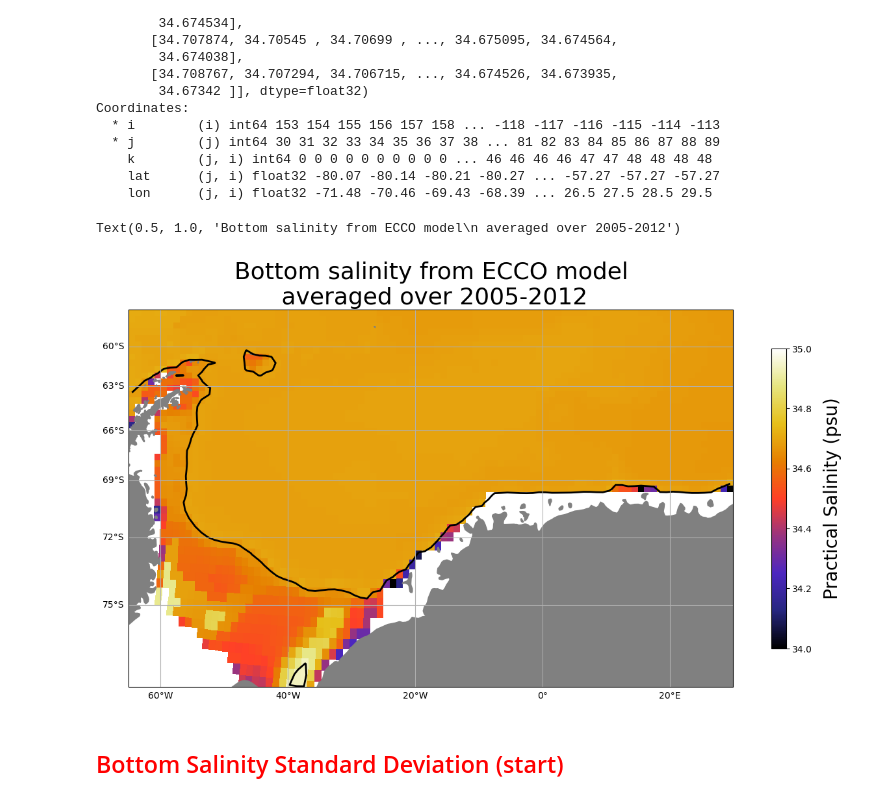
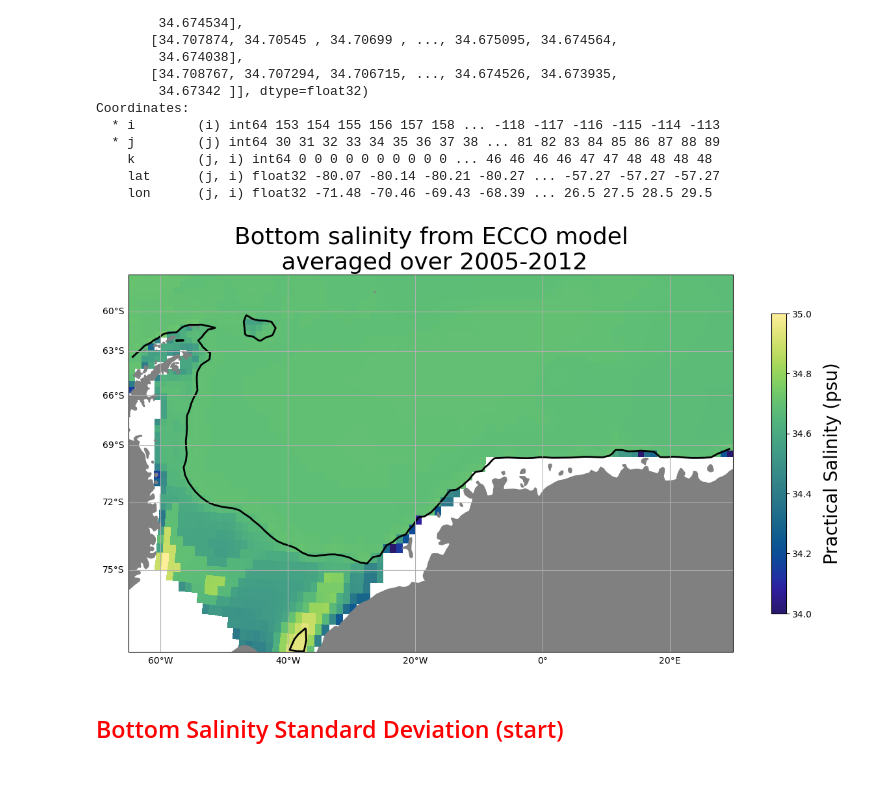
Before and after one commit to shanicetbailey/chapter1, a Jupyter notebook: ECCO-budgets/5_bottom-temp_slt-std-figs.ipynb, the cells around one changed output. Cells and saved outputs as stored; diff of their text form; code cells hidden in the pictures.

```diff
--- a/ECCO-budgets/5_bottom-temp_slt-std-figs.ipynb
+++ b/ECCO-budgets/5_bottom-temp_slt-std-figs.ipynb
@@ -429,36 +388,35 @@ Coordinates:
 # %%
 proj = ccrs.Mercator() #with Mercator you can put lat lon values.
 fig, ax = plt.subplots(figsize=(15, 15), subplot_kw=dict(projection=proj))
 
 ax.set_extent([-65, 30, -78, -57], crs=ccrs.PlateCarree())
 
 ax.add_feature(cfeature.NaturalEarthFeature('physical', 'land', '50m',
                                             edgecolor='face',
                                             facecolor='0.5'))
 #1000m isobath
 ax.contour(lon, lat, coords.Depth, levels=[1000], colors='k', linewidths=2, transform=ccrs.PlateCarree())
 
 im = ax.pcolormesh(lon, lat, bottom_slt_wg_mean.where(surface_mask), transform=ccrs.PlateCarree(),
-                   cmap='CMRmap', vmin=34, vmax=35)
+                   cmap=cmo.haline, vmin=34, vmax=35)
 cb = fig.colorbar(im, ax=ax, shrink=0.4)
 cb.set_label("Practical Salinity (psu)", labelpad=12, fontsize=20)
 
 g1 = ax.gridlines(crs=ccrs.PlateCarree(), draw_labels=True)
 g1.xlabels_top = False
 g1.ylabels_right = False
 
 #ax.text(-0.07, 0.55, 'Latitude', va='bottom', ha='center',
 #        rotation='vertical', rotation_mode='anchor',
 #        transform=ax.transAxes, fontsize=12)
 #ax.text(0.5, -0.13, 'Longitude', va='bottom', ha='center',
 #        rotation='horizontal', rotation_mode='anchor',
 #        transform=ax.transAxes, fontsize=12)
 
 plt.title('Bottom salinity from ECCO model\n averaged over 2005-2012', fontsize=26)
-#plt.savefig('bot-salt-ecco-1kmisobath.pdf');
+plt.savefig('bot-salt-ecco-1kmisobath.pdf', transparent=True);
 # %% [output]
-Text(0.5, 1.0, 'Bottom salinity from ECCO model\n averaged over 2005-2012')
-[figure, old version]
+[figure, new version]
 # %% [markdown]
 ## <span style='color:Red'> Bottom Salinity Standard Deviation (start)
 # %%
```
Also changed, not shown: parts of 20 cells of this notebook, 3 other files.
